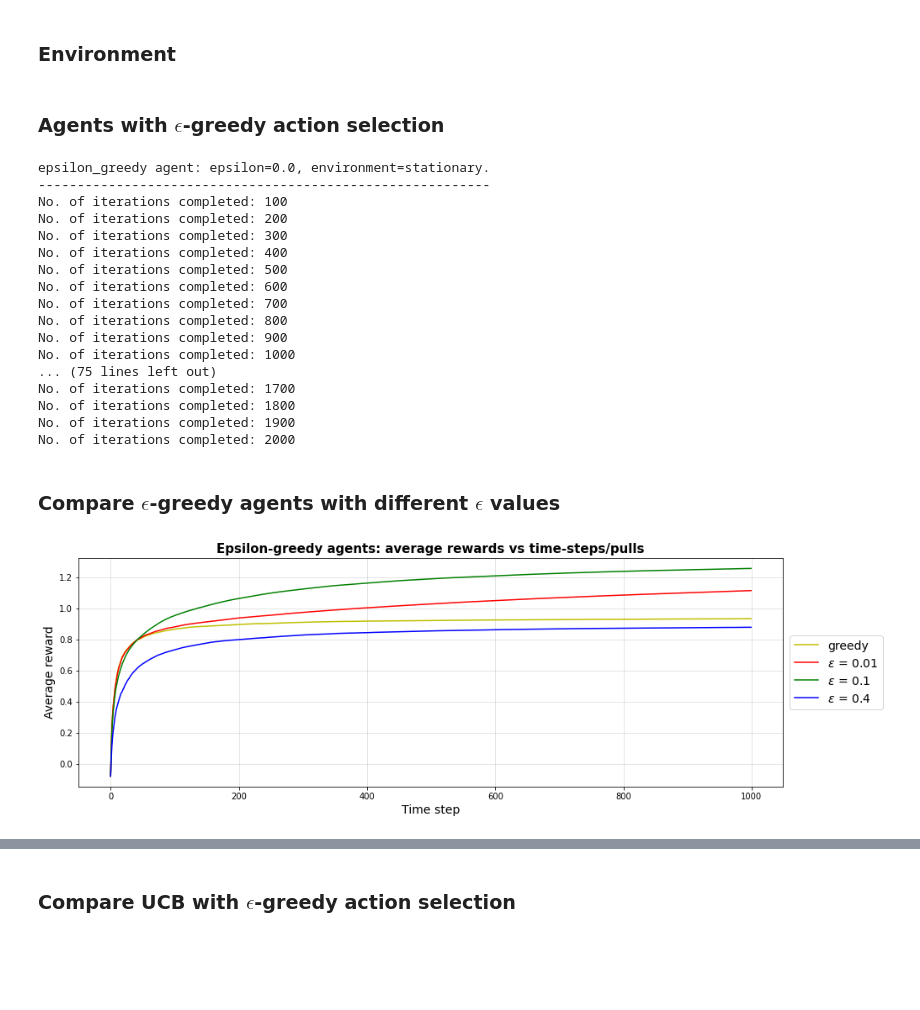
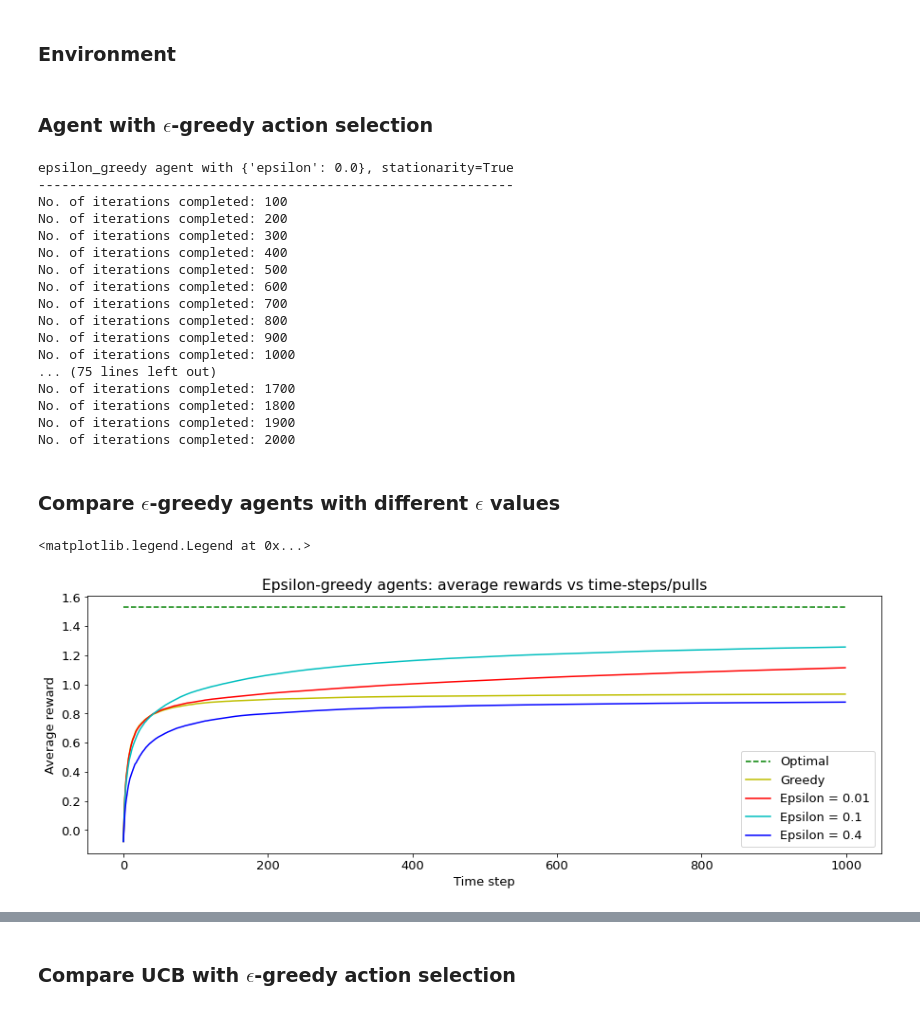
Before and after one commit to biswajitpawl/reinforcement-learning, a Jupyter notebook: multi-armed-bandits/multi-armed-bandits.ipynb, the cells around one changed output, grey strips where cells are left out. Cells and saved outputs as stored; diff of their text form; code cells hidden in the pictures; blank space fills up the shorter version.

```diff
--- a/multi-armed-bandits/multi-armed-bandits.ipynb
+++ b/multi-armed-bandits/multi-armed-bandits.ipynb
@@ -39,22 +33,19 @@ def softmax(values):
 # %%
 class Testbed:
 
-    def __init__(self, arms, mean=0., var=1., stationary=True):
+    def __init__(self, arms, stationary=True):
         self.arms = arms
-        self.mean = mean
-        self.var = var
         self.stationary = stationary
-
         self.reset()
 
     def get_reward(self, action):
         if not self.stationary and self.count == 500: self.reset()
         self.count += 1
-        return np.random.normal(self.q_actuals[action], 1.)
+        return np.random.normal(self.q_actuals[action], 1)
 
     def reset(self):
         self.count = 0
-        self.q_actuals = np.random.normal(self.mean, self.var, self.arms)
+        self.q_actuals = np.random.randn(self.arms)
         self.q_optimal = np.amax(self.q_actuals)
         self.optimal_action = np.argmax(self.q_actuals)
 # %% [markdown]
@@ -188,20 +163,22 @@ iterations = 2000  # no. of iterations/experiments
 testbed  = Testbed(arms)
 env = Environment(pulls, iterations, testbed)
 # %% [markdown]
-### Agents with $\epsilon$-greedy action selection
+### Agent with $\epsilon$-greedy action selection
 # %%
 eps = [0., 0.01, 0.1, 0.4]
 
-scores_avg_eps = []
-optimal_counts_eps = []
-for e in eps:
-    agent = Agent(arms, strategy='epsilon_greedy', epsilon=e)
-    scores_avg, optimal_counts = env.run(agent)
-    scores_avg_eps.append(scores_avg)
-    optimal_counts_eps.append(optimal_counts)
+all_scores_avgs = []
+optimal_counts_avgs = []
+
+for ep in eps:
+    agent = Agent(arms, strategy='epsilon_greedy', epsilon=ep)
+    q_optimal_avg, all_scores_avg, optimal_counts_avg = env.run(agent)
+
+    all_scores_avgs.append(all_scores_avg)
+    optimal_counts_avgs.append(optimal_counts_avg)
 # %% [output]
-epsilon_greedy agent: epsilon=0.0, environment=stationary.
-----------------------------------------------------------
+epsilon_greedy agent with {'epsilon': 0.0}, stationarity=True
+-------------------------------------------------------------
 No. of iterations completed: 100
 No. of iterations completed: 200
 No. of iterations completed: 300
@@ -221,23 +198,17 @@ No. of iterations completed: 2000
 ### Compare $\epsilon$-greedy agents with different $\epsilon$ values
 # %%
 # Plot rewards averaged over runs (iters) vs time-steps/pulls
-for i, v in enumerate(['y', 'r', 'g', 'b']):
-    plt.plot(scores_avg_eps[i], color=v)
+plt.plot([q_optimal_avg for _ in range(len(all_scores_avgs[0]))], color='g', linestyle='--')
+plt.plot(all_scores_avgs[0], color='y')
+plt.plot(all_scores_avgs[1], color='r')
+plt.plot(all_scores_avgs[2], color='c')
+plt.plot(all_scores_avgs[3], color='b')
 plt.title('Epsilon-greedy agents: average rewards vs time-steps/pulls')
 plt.xlabel('Time step')
 plt.ylabel('Average reward')
-plt.legend(
-    [
-        'greedy',
-        fr'$\epsilon$ = {eps[1]}',
-        fr'$\epsilon$ = {eps[2]}',
-        fr'$\epsilon$ = {eps[3]}'
-    ],
-    bbox_to_anchor=(1.15, 0.5)
-)
-plt.grid(alpha=0.4)
-plt.show()
+plt.legend(['Optimal', 'Greedy', f'Epsilon = {eps[1]}', f'Epsilon = {eps[2]}', f'Epsilon = {eps[3]}'])
 # %% [output]
+<matplotlib.legend.Legend at 0x...>
-[figure, old version]
+[figure, new version]
 # %%
 # Plot optimal action counts averaged over runs (iters) vs time-steps/pulls
```
Also changed, not shown: parts of 24 cells of this notebook, 2 other files.
